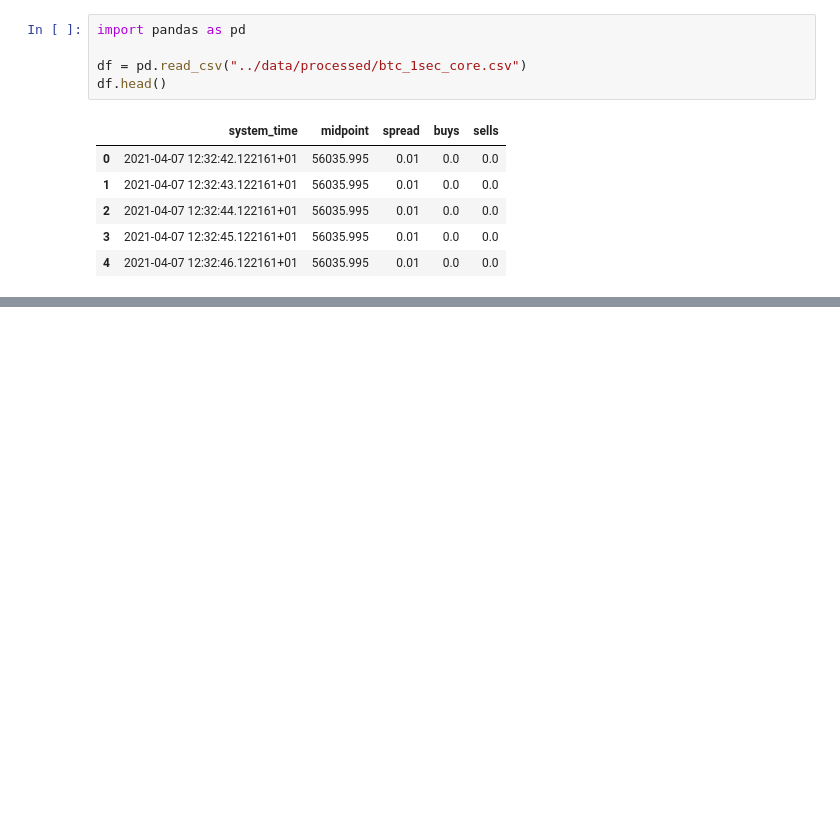
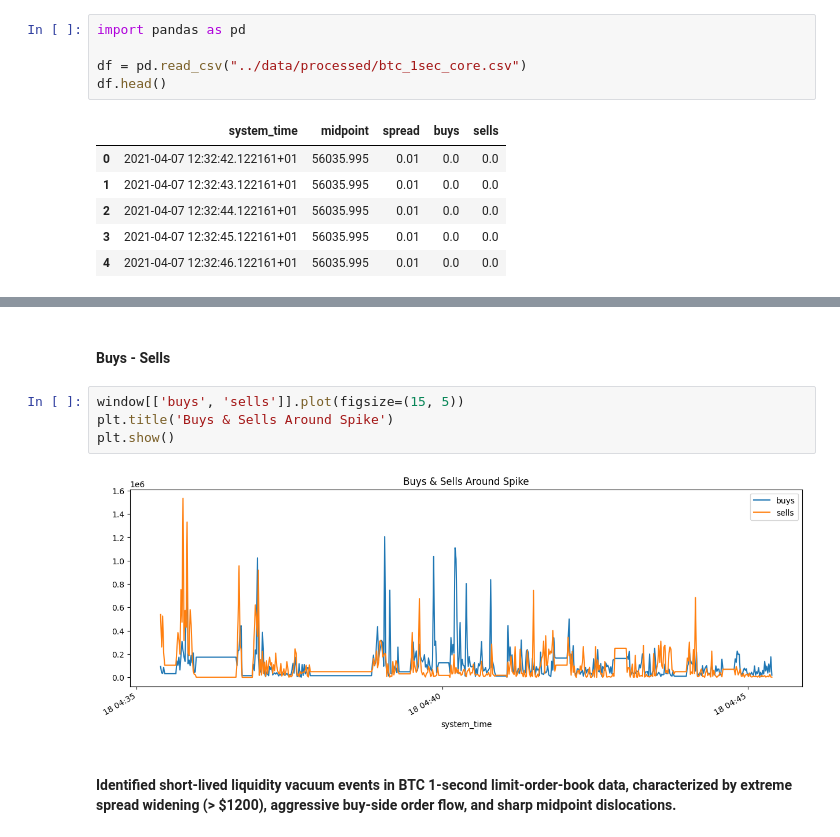
Before and after one commit to nicky5851/execution-simulator, a Jupyter notebook: notebooks/01_spread_analysis.ipynb, the cells around one changed output, grey strips where cells are left out. Cells and saved outputs as stored; diff of their text form; blank space fills up the shorter version.

```diff
--- a/notebooks/01_spread_analysis.ipynb
+++ b/notebooks/01_spread_analysis.ipynb
@@ -12,0 +88,10 @@ df.head()
+# %% [markdown]
+#### Buys - Sells
+# %%
+window[['buys', 'sells']].plot(figsize=(15, 5))
+plt.title('Buys & Sells Around Spike')
+plt.show()
+# %% [output]
+[figure, added]
+# %% [markdown]
+#### Identified short-lived liquidity vacuum events in BTC 1-second limit-order-book data, characterized by extreme spread widening (> $1200), aggressive buy-side order flow, and sharp midpoint dislocations.
```
Also changed, not shown: parts of 11 cells of this notebook, 1 other file.
